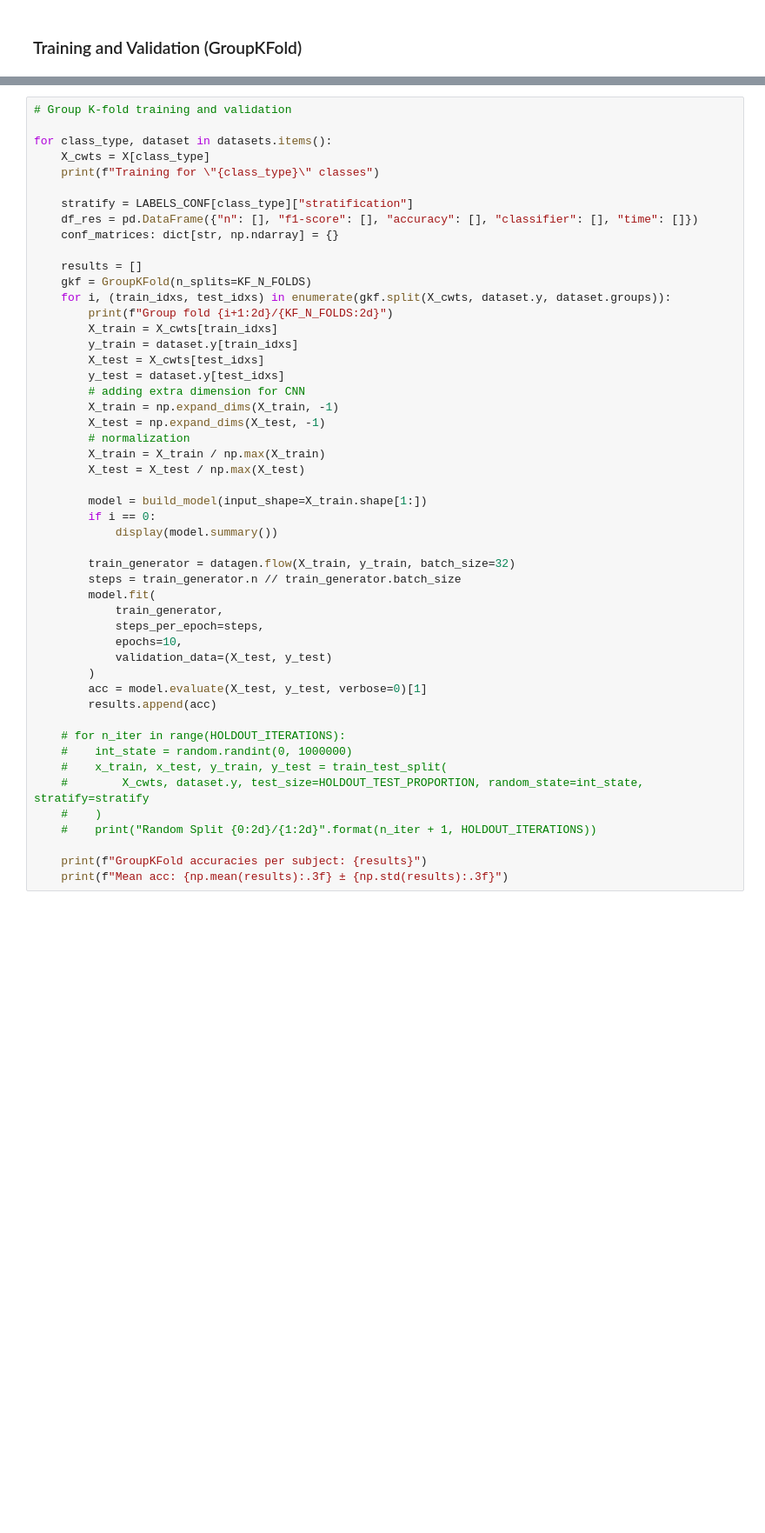
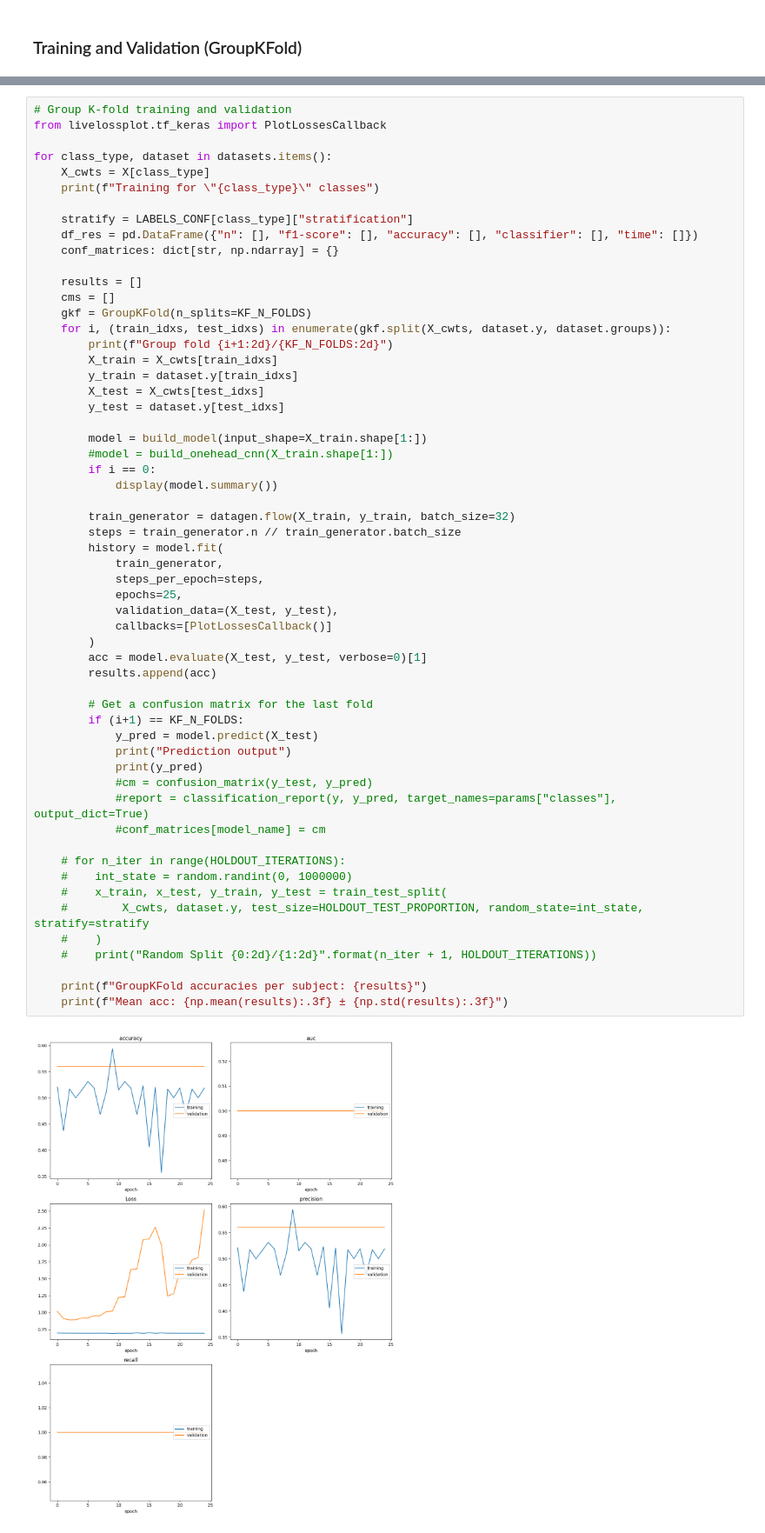
Before and after one commit to sergiodl-ubi/stressID, a Jupyter notebook: Classification/classification_rawphysio.ipynb, the cells around one changed output, grey strips where cells are left out. Shown at 87% size. Cells and saved outputs as stored; diff of their text form; blank space fills up the shorter version.

```diff
--- a/Classification/classification_rawphysio.ipynb
+++ b/Classification/classification_rawphysio.ipynb
@@ -329,5 +361,6 @@ Using 5 samples
 # %%
 # Group K-fold training and validation
+from livelossplot.tf_keras import PlotLossesCallback
 
 for class_type, dataset in datasets.items():
     X_cwts = X[class_type]
@@ -338,42 +371,49 @@ for class_type, dataset in datasets.items():
     conf_matrices: dict[str, np.ndarray] = {}
 
     results = []
+    cms = []
     gkf = GroupKFold(n_splits=KF_N_FOLDS)
     for i, (train_idxs, test_idxs) in enumerate(gkf.split(X_cwts, dataset.y, dataset.groups)):
         print(f"Group fold {i+1:2d}/{KF_N_FOLDS:2d}")
         X_train = X_cwts[train_idxs]
         y_train = dataset.y[train_idxs]
         X_test = X_cwts[test_idxs]
         y_test = dataset.y[test_idxs]
-        # adding extra dimension for CNN
-        X_train = np.expand_dims(X_train, -1)
-        X_test = np.expand_dims(X_test, -1)
-        # normalization
-        X_train = X_train / np.max(X_train)
-        X_test = X_test / np.max(X_test)
 
         model = build_model(input_shape=X_train.shape[1:])
+        #model = build_onehead_cnn(X_train.shape[1:])
         if i == 0:
             display(model.summary())
 
         train_generator = datagen.flow(X_train, y_train, batch_size=32)
         steps = train_generator.n // train_generator.batch_size
-        model.fit(
+        history = model.fit(
             train_generator,
             steps_per_epoch=steps,
-            epochs=10,
-            validation_data=(X_test, y_test)
+            epochs=25,
+            validation_data=(X_test, y_test),
+            callbacks=[PlotLossesCallback()]
         )
         acc = model.evaluate(X_test, y_test, verbose=0)[1]
         results.append(acc)
+
+        # Get a confusion matrix for the last fold
+        if (i+1) == KF_N_FOLDS:
+            y_pred = model.predict(X_test)
+            print("Prediction output")
+            print(y_pred)
+            #cm = confusion_matrix(y_test, y_pred)
+            #report = classification_report(y, y_pred, target_names=params["classes"], output_dict=True)
+            #conf_matrices[model_name] = cm
 
     # for n_iter in range(HOLDOUT_ITERATIONS):
     #    int_state = random.randint(0, 1000000)
     #    x_train, x_test, y_train, y_test = train_test_split(
     #        X_cwts, dataset.y, test_size=HOLDOUT_TEST_PROPORTION, random_state=int_state, stratify=stratify
     #    )
     #    print("Random Split {0:2d}/{1:2d}".format(n_iter + 1, HOLDOUT_ITERATIONS))
 
     print(f"GroupKFold accuracies per subject: {results}")
     print(f"Mean acc: {np.mean(results):.3f} ± {np.std(results):.3f}")
 # %% [output]
+[figure, added]
```
Also changed, not shown: parts of 6 cells of this notebook, 43 other files.
